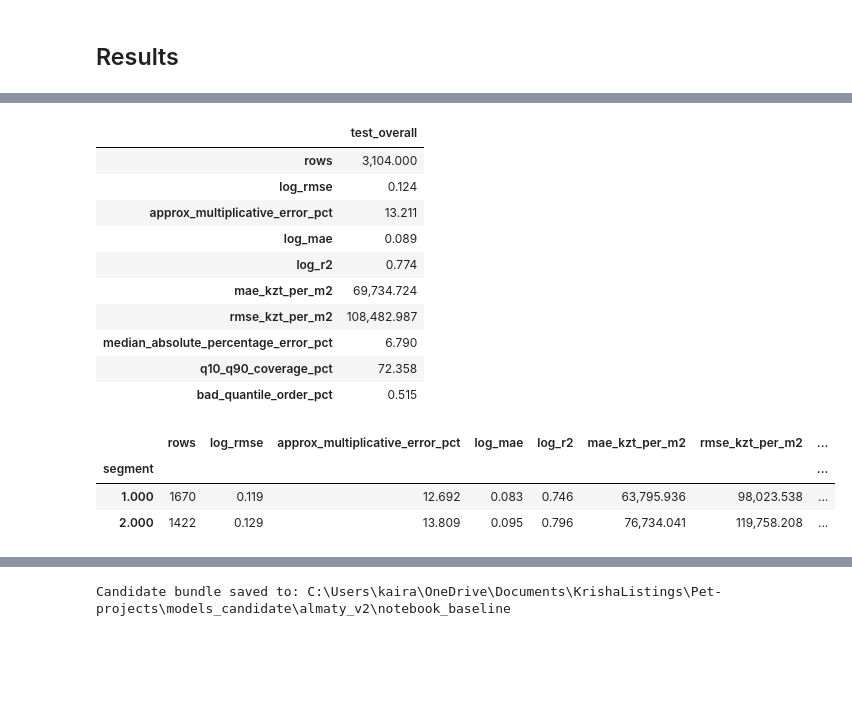
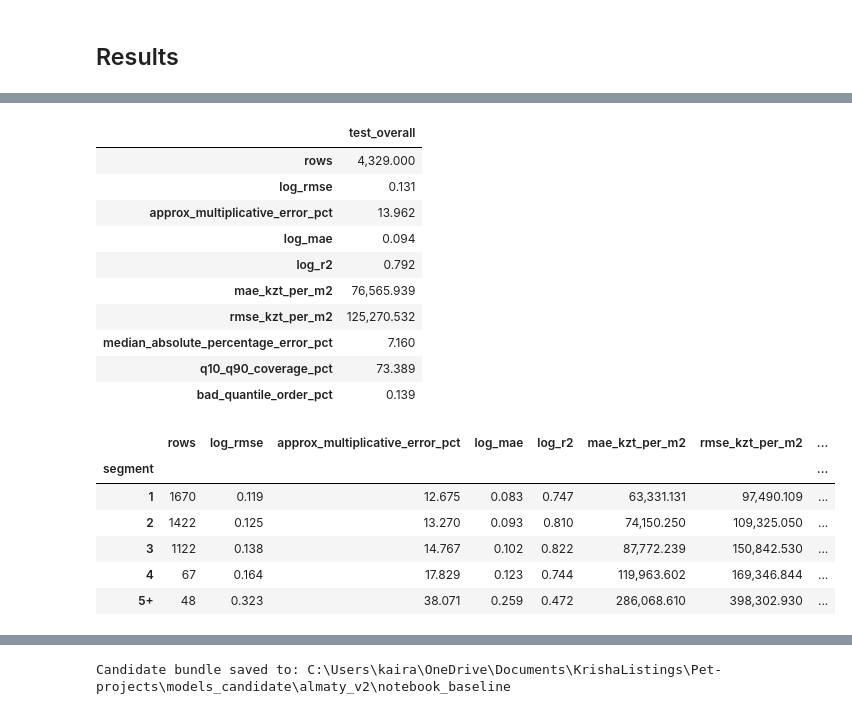
Before and after one commit to kairosh1001/astana-real-estate-ml, a Jupyter notebook: notebooks/almaty_model.ipynb, the cells around one changed output, grey strips where cells are left out. Drawn from its saved outputs; the diff is of its cells as text; code cells hidden in the pictures; blank space fills up the shorter version.

```diff
--- a/notebooks/almaty_model.ipynb
+++ b/notebooks/almaty_model.ipynb
@@ -308,46 +317,57 @@ def regression_metrics(actual_log, pred_log, pred_low=None, pred_high=None):
             np.mean((pred_low > pred_log) | (pred_log > pred_high)) * 100
         )
     return result
 
 overall_metrics = regression_metrics(
     y["test"], predictions["q50"], predictions["q10"], predictions["q90"]
 )
 display(pd.DataFrame([overall_metrics], index=["test_overall"]).T)
 
 test_results = subsets["test"][["city", "rooms", "listing_url"]].reset_index(drop=True)
 test_results["actual_log"] = y["test"].to_numpy()
 for label, values in predictions.items():
     test_results[f"pred_{label}_log"] = values
 
+def room_segment(value):
+    if pd.isna(value):
+        return "missing"
+    numeric = float(value)
+    return "5+" if numeric >= 5 else str(int(numeric))
+
+test_results["rooms_segment"] = test_results["rooms"].map(room_segment)
+
 segment_rows = []
-segment_column = "city" if SCOPE == "universal" else "rooms"
+segment_column = "city" if SCOPE == "universal" else "rooms_segment"
 for segment, part in test_results.groupby(segment_column):
     if len(part) < 30:
         continue
     values = regression_metrics(
         part["actual_log"], part["pred_q50_log"],
         part["pred_q10_log"], part["pred_q90_log"],
     )
     values["segment"] = segment
     segment_rows.append(values)
 segment_metrics = pd.DataFrame(segment_rows).set_index("segment") if segment_rows else pd.DataFrame()
 display(segment_metrics)
 # %% [output]
 |  | test_overall |
-| rows | 3,104.000 |
-| log_rmse | 0.124 |
-| approx_multiplicative_error_pct | 13.211 |
-| log_mae | 0.089 |
-| log_r2 | 0.774 |
-| mae_kzt_per_m2 | 69,734.724 |
-| rmse_kzt_per_m2 | 108,482.987 |
-| median_absolute_percentage_error_pct | 6.790 |
-| q10_q90_coverage_pct | 72.358 |
-| bad_quantile_order_pct | 0.515 |
+| rows | 4,329.000 |
+| log_rmse | 0.131 |
+| approx_multiplicative_error_pct | 13.962 |
+| log_mae | 0.094 |
+| log_r2 | 0.792 |
+| mae_kzt_per_m2 | 76,565.939 |
+| rmse_kzt_per_m2 | 125,270.532 |
+| median_absolute_percentage_error_pct | 7.160 |
+| q10_q90_coverage_pct | 73.389 |
+| bad_quantile_order_pct | 0.139 |
 |  | rows | log_rmse | approx_multiplicative_error_pct | log_mae | log_r2 | mae_kzt_per_m2 | rmse_kzt_per_m2 | ... |
 | segment |  |  |  |  |  |  |  | ... |
-| 1.000 | 1670 | 0.119 | 12.692 | 0.083 | 0.746 | 63,795.936 | 98,023.538 | ... |
-| 2.000 | 1422 | 0.129 | 13.809 | 0.095 | 0.796 | 76,734.041 | 119,758.208 | ... |
+| 1 | 1670 | 0.119 | 12.675 | 0.083 | 0.747 | 63,331.131 | 97,490.109 | ... |
+| 2 | 1422 | 0.125 | 13.270 | 0.093 | 0.810 | 74,150.250 | 109,325.050 | ... |
+| 3 | 1122 | 0.138 | 14.767 | 0.102 | 0.822 | 87,772.239 | 150,842.530 | ... |
+| 4 | 67 | 0.164 | 17.829 | 0.123 | 0.744 | 119,963.602 | 169,346.844 | ... |
+| 5+ | 48 | 0.323 | 38.071 | 0.259 | 0.472 | 286,068.610 | 398,302.930 | ... |
 # %%
 importance = pd.Series(
     models["q50"].get_feature_importance(), index=feature_columns
```
Also changed, not shown: parts of 6 cells of this notebook, 2 other files.
